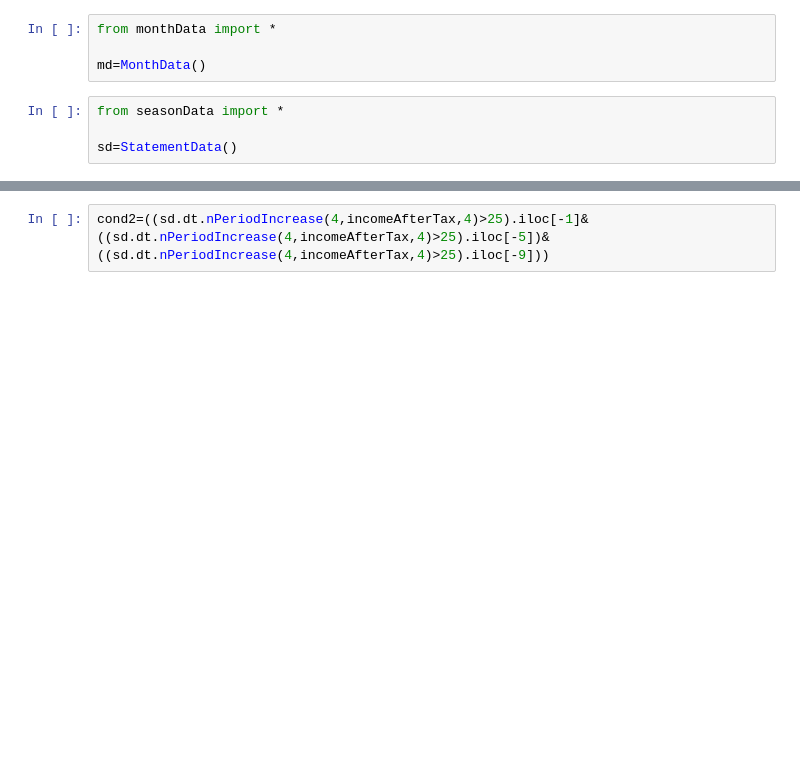
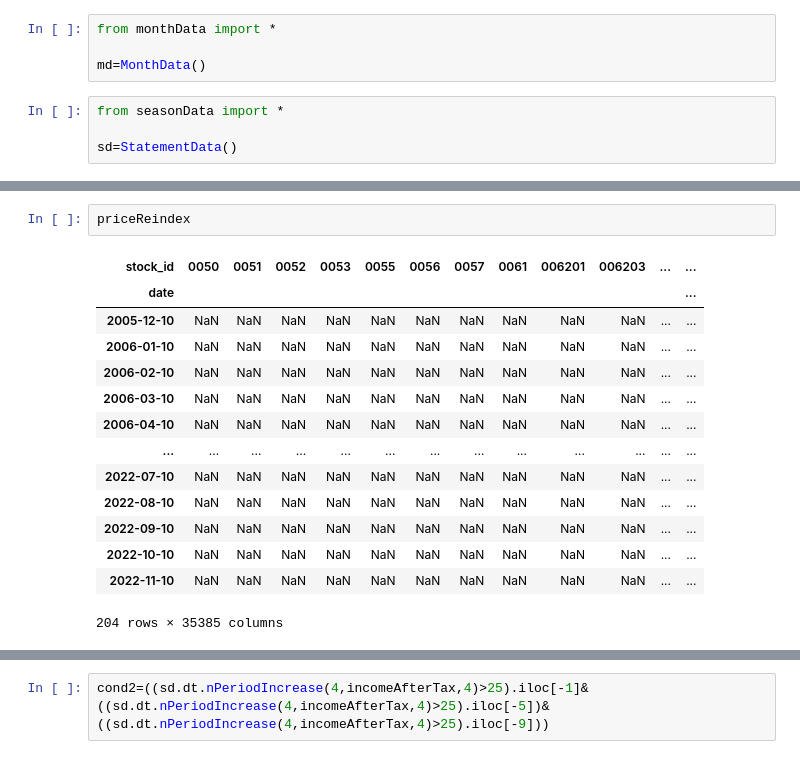
Before and after one commit to pkh-forresthsia/beTrue, a Jupyter notebook: filter.ipynb, the cells around one changed output, grey strips where cells are left out. Drawn from its saved outputs; the diff is of its cells as text; blank space fills up the shorter version.

```diff
--- a/filter.ipynb
+++ b/filter.ipynb
@@ -14,0 +39,17 @@ incomeAfterTax=sd.typeData('IncomeAfterTax')
+# %%
+priceReindex
+# %% [output]
+| stock_id | 0050 | 0051 | 0052 | 0053 | 0055 | 0056 | 0057 | 0061 | 006201 | 006203 | ... | ... |
+| date |  |  |  |  |  |  |  |  |  |  |  | ... |
+| 2005-12-10 | NaN | NaN | NaN | NaN | NaN | NaN | NaN | NaN | NaN | NaN | ... | ... |
+| 2006-01-10 | NaN | NaN | NaN | NaN | NaN | NaN | NaN | NaN | NaN | NaN | ... | ... |
+| 2006-02-10 | NaN | NaN | NaN | NaN | NaN | NaN | NaN | NaN | NaN | NaN | ... | ... |
+| 2006-03-10 | NaN | NaN | NaN | NaN | NaN | NaN | NaN | NaN | NaN | NaN | ... | ... |
+| 2006-04-10 | NaN | NaN | NaN | NaN | NaN | NaN | NaN | NaN | NaN | NaN | ... | ... |
+| ... | ... | ... | ... | ... | ... | ... | ... | ... | ... | ... | ... | ... |
+| 2022-07-10 | NaN | NaN | NaN | NaN | NaN | NaN | NaN | NaN | NaN | NaN | ... | ... |
+| 2022-08-10 | NaN | NaN | NaN | NaN | NaN | NaN | NaN | NaN | NaN | NaN | ... | ... |
+| 2022-09-10 | NaN | NaN | NaN | NaN | NaN | NaN | NaN | NaN | NaN | NaN | ... | ... |
+| 2022-10-10 | NaN | NaN | NaN | NaN | NaN | NaN | NaN | NaN | NaN | NaN | ... | ... |
+| 2022-11-10 | NaN | NaN | NaN | NaN | NaN | NaN | NaN | NaN | NaN | NaN | ... | ... |
+204 rows × 35385 columns
```
Also changed, not shown: parts of 10 cells of this notebook, 2 other files.
